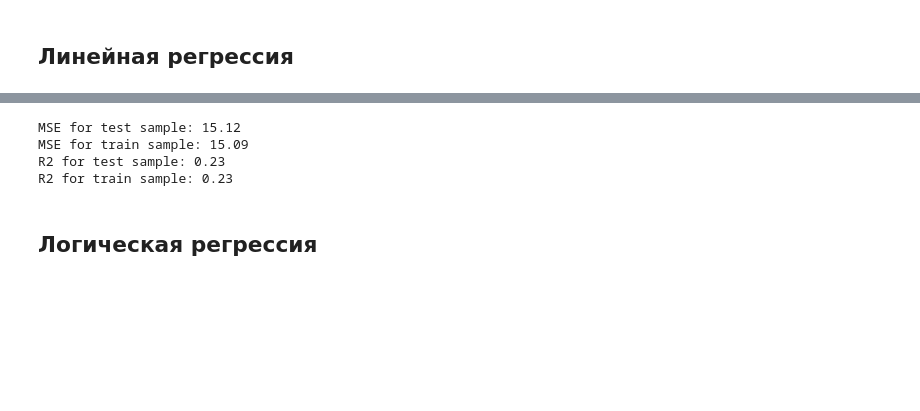
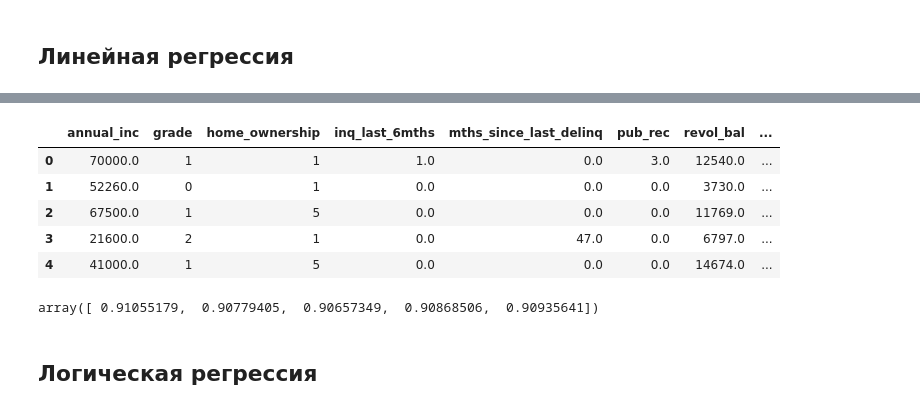
Before and after one commit to Anastasiyabordak/ODS_training, a Jupyter notebook: Models.ipynb, the cells around one changed output, grey strips where cells are left out. Cells and saved outputs as stored; diff of their text form; code cells hidden in the pictures; blank space fills up the shorter version.

```diff
--- a/Models.ipynb
+++ b/Models.ipynb
@@ -55,21 +84,28 @@ x['tot_coll_amt'] = x['tot_coll_amt'].fillna(0)
+# %%
+label_encoder = LabelEncoder()
+categorical_columns = x.columns[x.dtypes == 'object']
+for column in categorical_columns:
+    x[column] = label_encoder.fit_transform(x[column])
+x.head()
+# %% [output]
+|  | annual_inc | grade | home_ownership | inq_last_6mths | mths_since_last_delinq | pub_rec | revol_bal | ... |
+| 0 | 70000.0 | 1 | 1 | 1.0 | 0.0 | 3.0 | 12540.0 | ... |
+| 1 | 52260.0 | 0 | 1 | 0.0 | 0.0 | 0.0 | 3730.0 | ... |
+| 2 | 67500.0 | 1 | 5 | 0.0 | 0.0 | 0.0 | 11769.0 | ... |
+| 3 | 21600.0 | 2 | 1 | 0.0 | 47.0 | 0.0 | 6797.0 | ... |
+| 4 | 41000.0 | 1 | 5 | 0.0 | 0.0 | 0.0 | 14674.0 | ... |
 # %%
 x_train, x_test, y_train, y_test = train_test_split(x, y, test_size=0.3, random_state = 42)
 lm = linear_model.Lasso(alpha=0.01,random_state = 42)
 model = lm.fit(x_train, y_train)
 pred_test = lm.predict(x_test)
 accuracies = cross_val_score(estimator = lm, X=x_train, y=y_train, cv=5)
-# %%
-print("MSE for test sample: %.2f"
-      % mean_squared_error(y_test,lm.predict(x_test)))
-print("MSE for train sample: %.2f"
-      % mean_squared_error(y_train, lm.predict(x_train)))
-print('R2 for test sample: %.2f' % r2_score(y_test, lm.predict(x_test)))
-print('R2 for train sample: %.2f' % r2_score(y_train,lm.predict(x_train)))
-# %% [output]
-MSE for test sample: 15.12
-MSE for train sample: 15.09
-R2 for test sample: 0.23
-R2 for train sample: 0.23
+# %%
+from sklearn.model_selection import cross_val_score
+scores = cross_val_score(lm, x_train,  y_train, cv=5, scoring = 'r2')
+scores
+# %% [output]
+array([ 0.91055179,  0.90779405,  0.90657349,  0.90868506,  0.90935641])
 # %% [markdown]
 ## Логическая регрессия
 # %%
```
Also changed, not shown: parts of 8 cells of this notebook.
